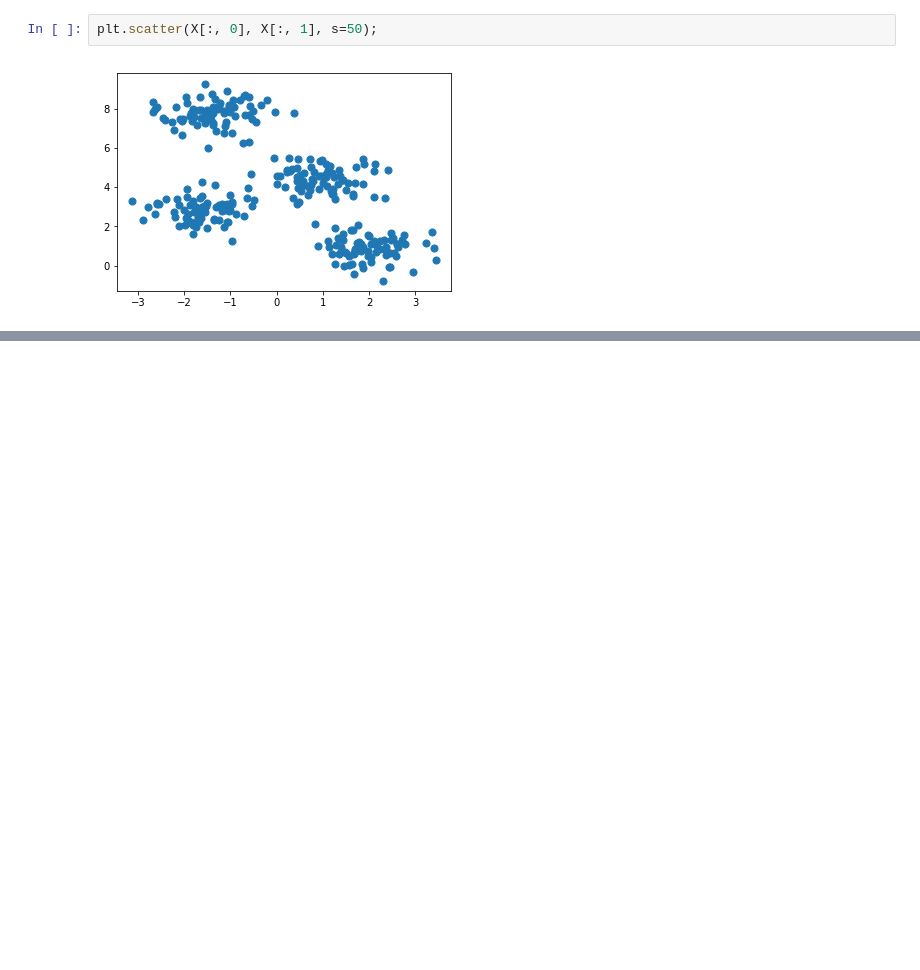
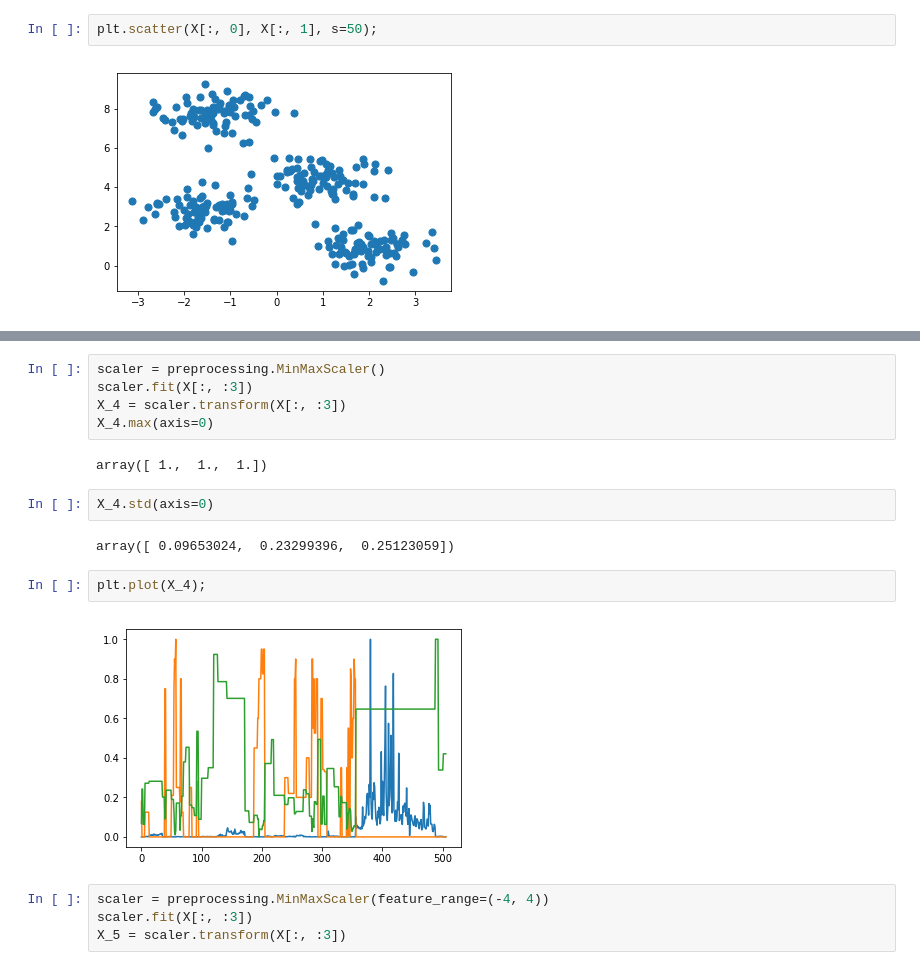
Before and after one commit to rvernagus/data-science-notebooks, a Jupyter notebook: scikit-learn/Preparing Data.ipynb, the cells around one changed output, grey strips where cells are left out. Saved outputs shown, nothing was run; the diff lists cells and outputs as text; blank space fills up the shorter version.

```diff
--- a/scikit-learn/Preparing Data.ipynb
+++ b/scikit-learn/Preparing Data.ipynb
@@ -52,0 +112,19 @@ plt.scatter(X[:, 0], X[:, 1], s=50);
+# %%
+scaler = preprocessing.MinMaxScaler()
+scaler.fit(X[:, :3])
+X_4 = scaler.transform(X[:, :3])
+X_4.max(axis=0)
+# %% [output]
+array([ 1.,  1.,  1.])
+# %%
+X_4.std(axis=0)
+# %% [output]
+array([ 0.09653024,  0.23299396,  0.25123059])
+# %%
+plt.plot(X_4);
+# %% [output]
+[figure, added]
+# %%
+scaler = preprocessing.MinMaxScaler(feature_range=(-4, 4))
+scaler.fit(X[:, :3])
+X_5 = scaler.transform(X[:, :3])
```
Also changed, not shown: parts of 23 cells of this notebook.
